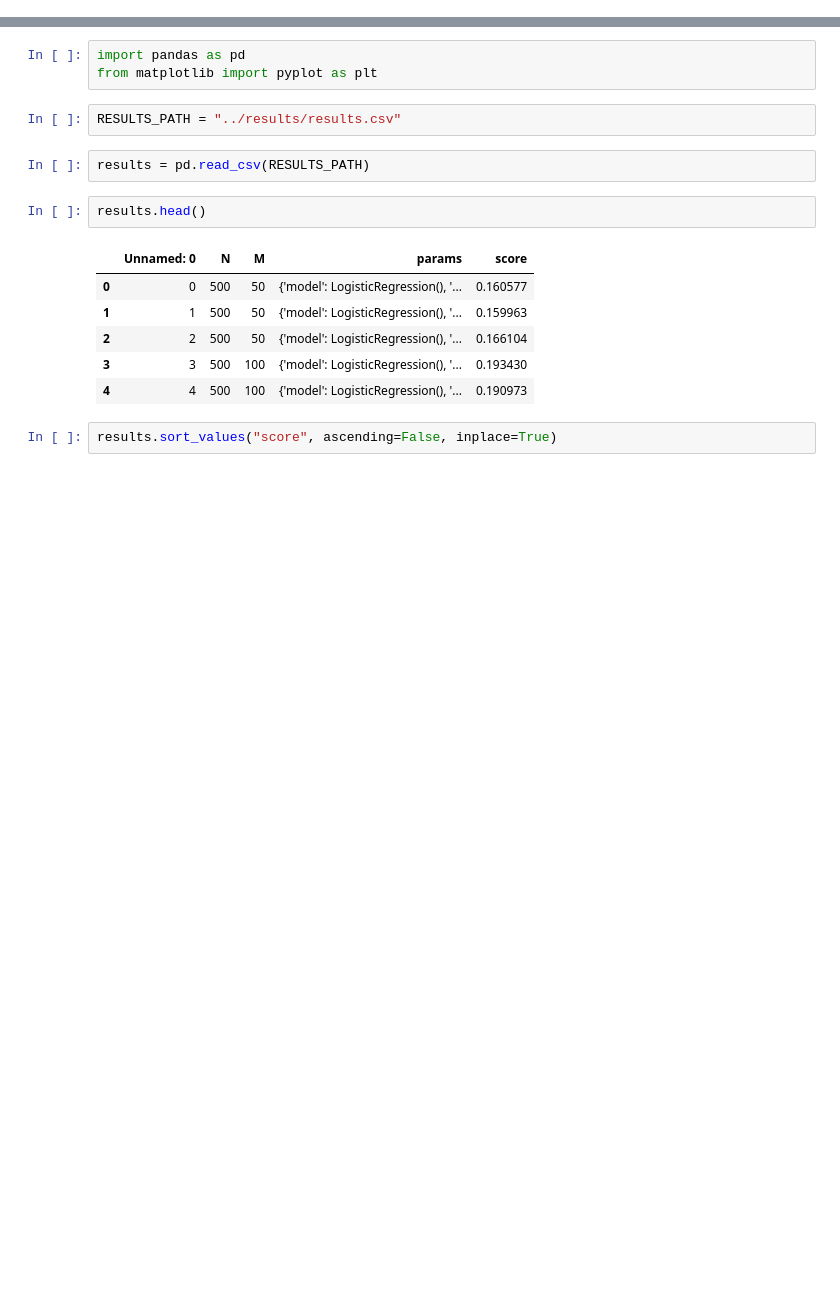
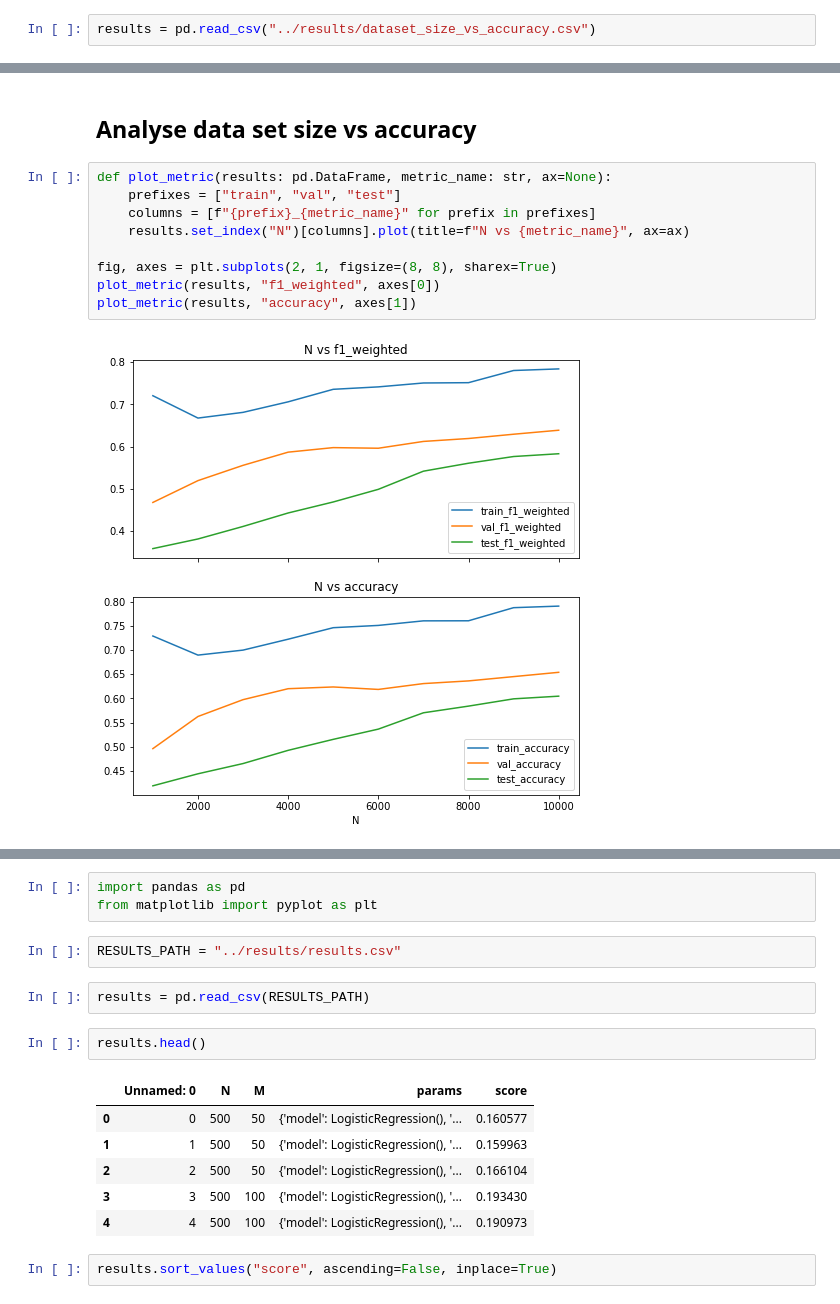
Before and after one commit to minotru/multimodel-ml-challenges, a Jupyter notebook: dynamic_pipeline/notebooks/results_analysis.ipynb, the cells around one changed output, grey strips where cells are left out. Cells and saved outputs as stored; diff of their text form; blank space fills up the shorter version.

Commit message:
in progress with  "dataset size vs accuracy" experiment

```diff
--- a/dynamic_pipeline/notebooks/results_analysis.ipynb
+++ b/dynamic_pipeline/notebooks/results_analysis.ipynb
@@ -0,0 +9,2 @@
+# %%
+results = pd.read_csv("../results/dataset_size_vs_accuracy.csv")
@@ -0,0 +29,13 @@
+# %% [markdown]
+## Analyse data set size vs accuracy
+# %%
+def plot_metric(results: pd.DataFrame, metric_name: str, ax=None):
+    prefixes = ["train", "val", "test"]
+    columns = [f"{prefix}_{metric_name}" for prefix in prefixes]
+    results.set_index("N")[columns].plot(title=f"N vs {metric_name}", ax=ax)
+
+fig, axes = plt.subplots(2, 1, figsize=(8, 8), sharex=True)
+plot_metric(results, "f1_weighted", axes[0])
+plot_metric(results, "accuracy", axes[1])
+# %% [output]
+[figure, added]
```
Also changed, not shown: parts of 13 cells of this notebook, 6 other files.
